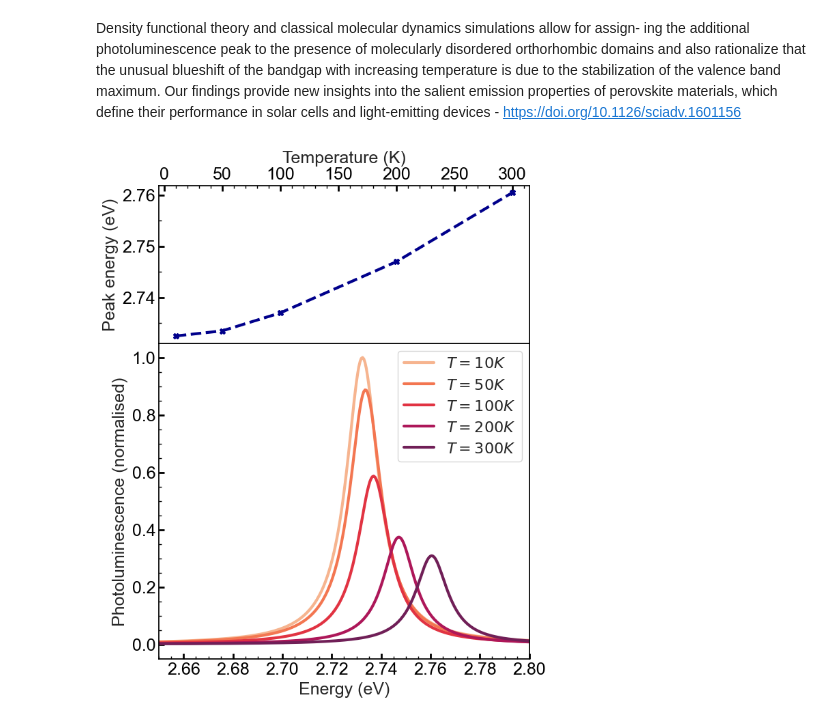
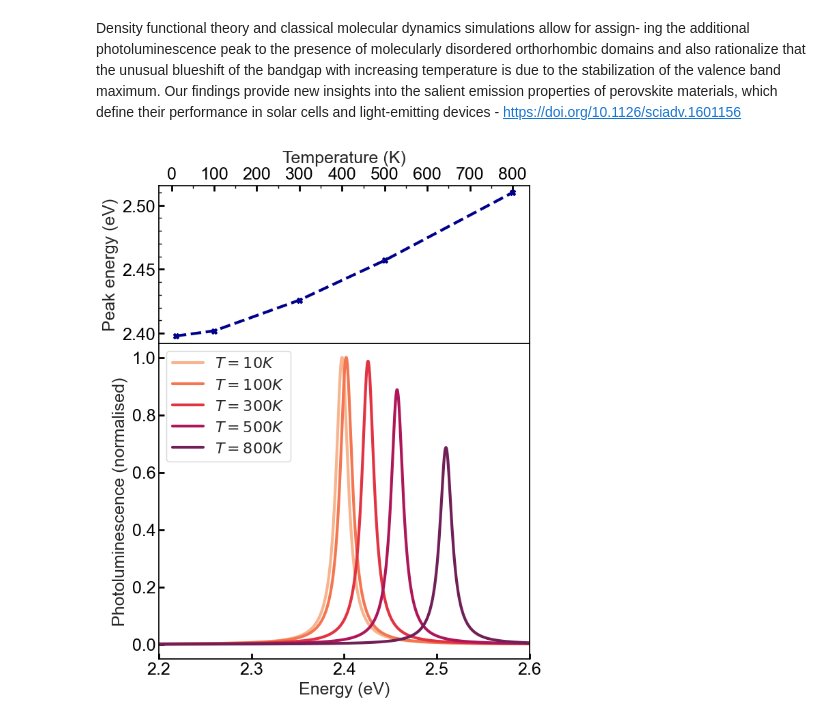
Before and after one commit to pmbraga/perovskite_excitons_mphil, a Jupyter notebook: photolumi/photoluminescence.ipynb, the cells around one changed output. Drawn from its saved outputs; the diff is of its cells as text; code cells hidden in the pictures.

```diff
--- a/photolumi/photoluminescence.ipynb
+++ b/photolumi/photoluminescence.ipynb
@@ -39,7 +39,7 @@ eigenvectors = np.loadtxt('/Users/pedrobraga/Documents/Cambridge/wa_two/repo_wa_
 hbar = 0.658 # eV fs
 m0 = 5.6856800 # fs2 eV/nm2
 mu = 0.108 * m0 # fs2 eV/nm2
-kb = 8.681e-4 # ev K {-1}
+kb = 8.681e-5 # ev K {-1}
 
 veps0 = 5.52638e-2 # c{2} eV{-1} mum{-1}
 vepsS = 3.32 # dimless
@@ -171,10 +171,10 @@ def DataAnalysis(temps):
     ax1.tick_params(axis="both", which="major", direction="in", length=6, width=2)
     ax1.tick_params(axis="both", which="minor", direction="in", length=3, width=1.0)
 
-    ax1.xaxis.set_major_locator(ticker.MultipleLocator(50))
-    ax1.xaxis.set_minor_locator(ticker.MultipleLocator(10))
-    ax1.yaxis.set_major_locator(ticker.MultipleLocator(0.01))
-    ax1.yaxis.set_minor_locator(ticker.MultipleLocator(0.005))
+    ax1.xaxis.set_major_locator(ticker.MultipleLocator(100))
+    ax1.xaxis.set_minor_locator(ticker.MultipleLocator(50))
+    ax1.yaxis.set_major_locator(ticker.MultipleLocator(0.05))
+    ax1.yaxis.set_minor_locator(ticker.MultipleLocator(0.01))
 
     # Plot PL spectrum
     for column in df.columns[1:]:
@@ -182,16 +182,16 @@ def DataAnalysis(temps):
 
         ax2.set_xlabel('Energy (eV)', fontsize=18)
         ax2.set_ylabel('Photoluminescence (normalised)', fontsize=18)
-        ax2.set_xlim(2.65, 2.8)
+        ax2.set_xlim(2.2, 2.6)
 
         ax2.tick_params(axis="both", labelsize=18)
         ax2.tick_params(axis="both", which="major", direction="in", length=6, width=2)
         ax2.tick_params(axis="both", which="minor", direction="in", length=3, width=1.0)
 
-        ax2.xaxis.set_major_locator(ticker.MultipleLocator(0.02))
-        ax2.xaxis.set_minor_locator(ticker.MultipleLocator(0.005))
-        ax2.yaxis.set_major_locator(ticker.MultipleLocator(0.20))
-        ax2.yaxis.set_minor_locator(ticker.MultipleLocator(0.050))
+        #ax2.xaxis.set_major_locator(ticker.MultipleLocator(0.02))
+        #ax2.xaxis.set_minor_locator(ticker.MultipleLocator(0.005))
+        #ax2.yaxis.set_major_locator(ticker.MultipleLocator(0.20))
+        #ax2.yaxis.set_minor_locator(ticker.MultipleLocator(0.050))
 
         ax2.legend(fontsize=16)
 
@@ -199,9 +199,9 @@ def DataAnalysis(temps):
 
     return df
 # %%
-df = DataAnalysis([10, 50, 100, 200, 300])
+df = DataAnalysis([10, 100, 300, 500, 800])
 # %% [output]
-[figure, old version]
+[figure, new version]
 # %%
 def DavydofSplitting():
 
```
Also changed, not shown: parts of 3 cells of this notebook.
